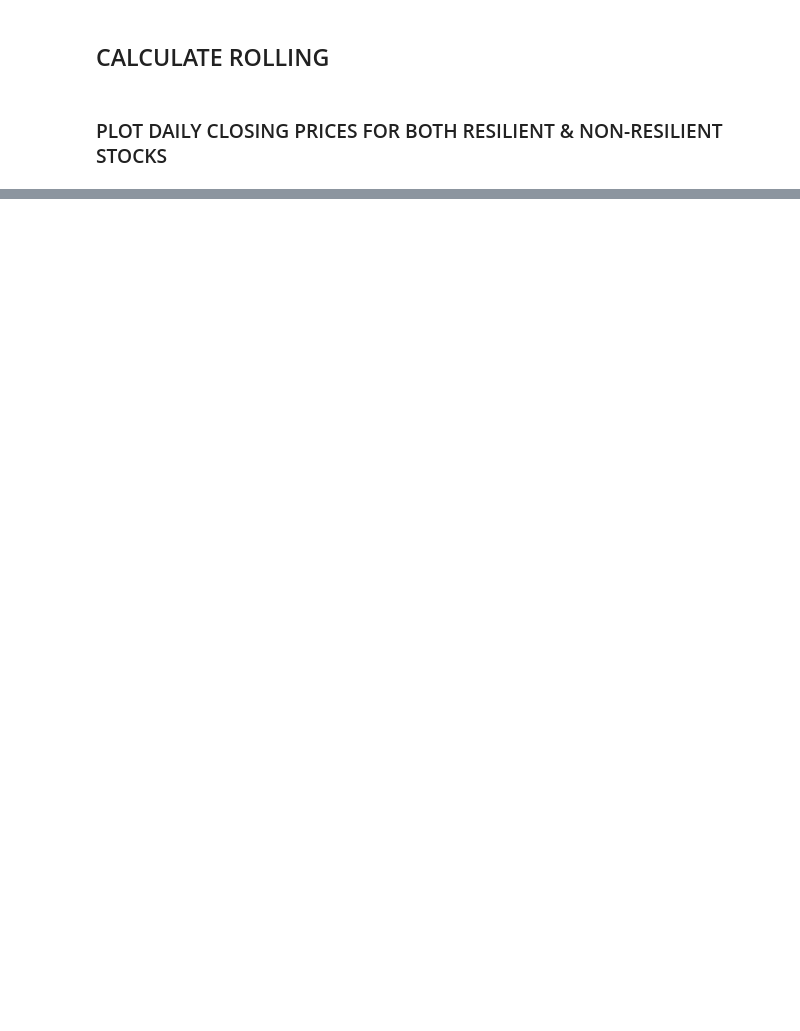
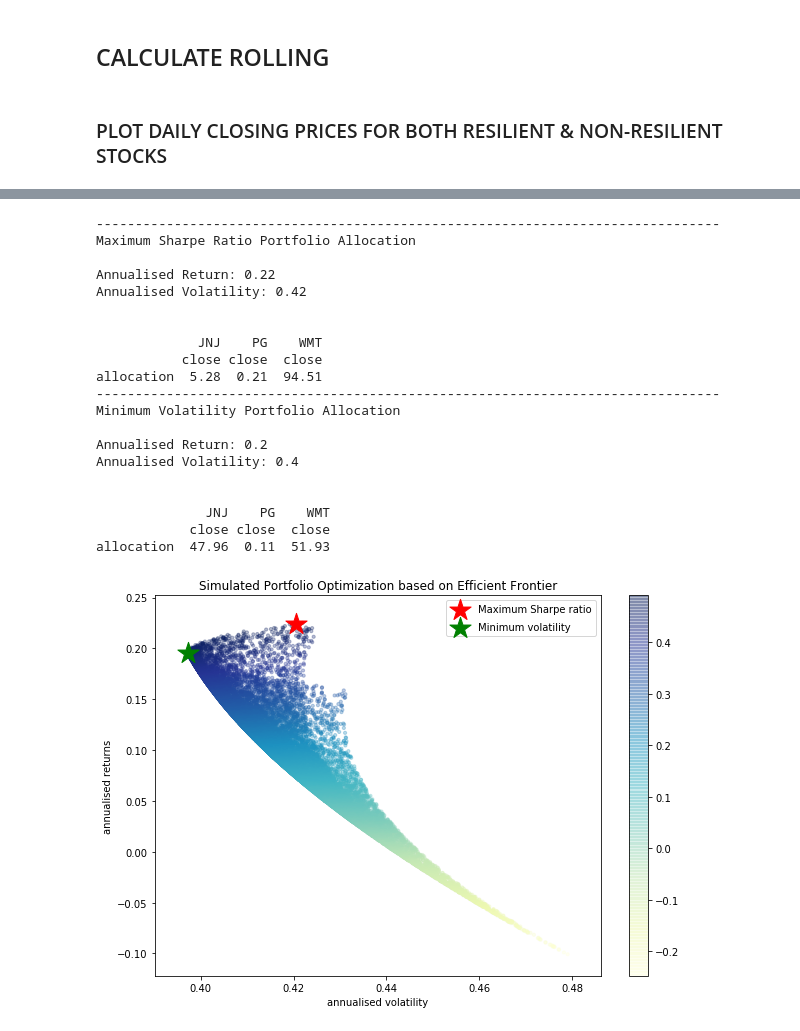
Before and after one commit to ianrunsalot/CU_Project1, a Jupyter notebook: Project_Outline/P1_Q3.ipynb, the cells around one changed output, grey strips where cells are left out. Drawn from its saved outputs; the diff is of its cells as text; code cells hidden in the pictures; blank space fills up the shorter version.

```diff
--- a/Project_Outline/P1_Q3.ipynb
+++ b/Project_Outline/P1_Q3.ipynb
@@ -286,0 +300,2 @@ dfnr.rolling(window=40).mean().plot()
+# %%
+returns = dfr.pct_change()
@@ -286,0 +326,63 @@ dfnr.rolling(window=40).mean().plot()
+# %%
+def display_simulated_ef_with_random(mean_returns, cov_matrix, num_portfolios, risk_free_rate):
+    results, weights = random_portfolios(num_portfolios,mean_returns, cov_matrix, risk_free_rate)
+
+    max_sharpe_idx = np.argmax(results[2])
+    sdp, rp = results[0,max_sharpe_idx], results[1,max_sharpe_idx]
+    max_sharpe_allocation = pd.DataFrame(weights[max_sharpe_idx],index=dfr.columns,columns=['allocation'])
+    max_sharpe_allocation.allocation = [round(i*100,2)for i in max_sharpe_allocation.allocation]
+    max_sharpe_allocation = max_sharpe_allocation.T
+
+    min_vol_idx = np.argmin(results[0])
+    sdp_min, rp_min = results[0,min_vol_idx], results[1,min_vol_idx]
+    min_vol_allocation = pd.DataFrame(weights[min_vol_idx],index=dfr.columns,columns=['allocation'])
+    min_vol_allocation.allocation = [round(i*100,2)for i in min_vol_allocation.allocation]
+    min_vol_allocation = min_vol_allocation.T
+
+    print ("-"*80)
+    print ("Maximum Sharpe Ratio Portfolio Allocation\n")
+    print ("Annualised Return:", round(rp,2))
+    print ("Annualised Volatility:", round(sdp,2))
+    print ("\n")
+    print (max_sharpe_allocation)
+    print ("-"*80)
+    print ("Minimum Volatility Portfolio Allocation\n")
+    print ("Annualised Return:", round(rp_min,2))
+    print ("Annualised Volatility:", round(sdp_min,2))
+    print ("\n")
+    print (min_vol_allocation)
+
+
+    plt.figure(figsize=(10, 7))
+    plt.scatter(results[0,:],results[1,:],c=results[2,:],cmap='YlGnBu', marker='o', s=10, alpha=0.3)
+    plt.colorbar()
+    plt.scatter(sdp,rp,marker='*',color='r',s=500, label='Maximum Sharpe ratio')
+    plt.scatter(sdp_min,rp_min,marker='*',color='g',s=500, label='Minimum volatility')
+    plt.title('Simulated Portfolio Optimization based on Efficient Frontier')
+    plt.xlabel('annualised volatility')
+    plt.ylabel('annualised returns')
+    plt.legend(labelspacing=0.8)
+# %%
+display_simulated_ef_with_random(mean_returns, cov_matrix, num_portfolios, risk_free_rate)
+# %% [output]
+--------------------------------------------------------------------------------
+Maximum Sharpe Ratio Portfolio Allocation
+
+Annualised Return: 0.22
+Annualised Volatility: 0.42
+
+
+             JNJ    PG    WMT
+           close close  close
+allocation  5.28  0.21  94.51
+--------------------------------------------------------------------------------
+Minimum Volatility Portfolio Allocation
+
+Annualised Return: 0.2
+Annualised Volatility: 0.4
+
+
+              JNJ    PG    WMT
+            close close  close
+allocation  47.96  0.11  51.93
+[figure, added]
```
Also changed, not shown: parts of 28 cells of this notebook.
